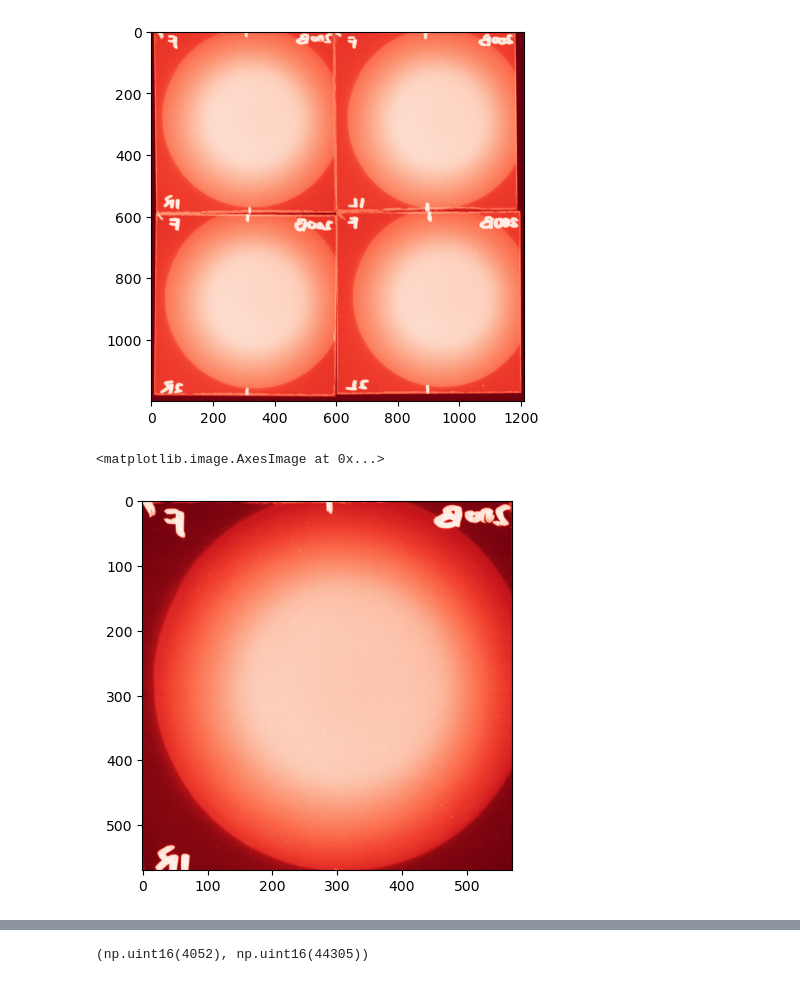
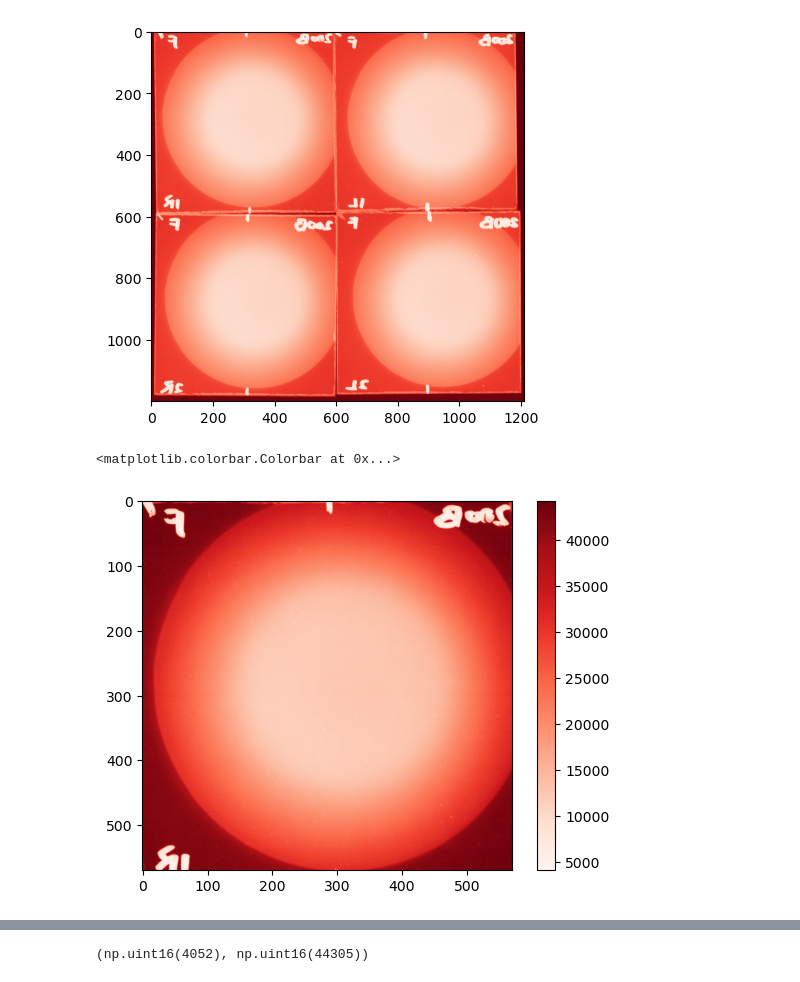
Before and after one commit to sabrinawaa/DPhil_Project, a Jupyter notebook: YAG_processing.ipynb, the cells around one changed output, grey strips where cells are left out. Drawn from its saved outputs; the diff is of its cells as text; code cells hidden in the pictures.

```diff
--- a/YAG_processing.ipynb
+++ b/YAG_processing.ipynb
@@ -381,12 +387,13 @@ plt.imshow(film_array[1250:2450,1940:3150,channel],cmap=cmap)
 # %%
 film1 = film_array[1250:1820,1960:2530,channel]
 film2 = film_array[1250:1820,2560:3120,channel]
 film3 = film_array[1850:2420,1960:2520,channel]
 film4 = film_array[1840:2420,2550:3130,channel]
 
 
 
 plt.imshow(film1,cmap=cmap)
+plt.colorbar()
 # %% [output]
-<matplotlib.image.AxesImage at 0x...>
+<matplotlib.colorbar.Colorbar at 0x...>
-[figure, old version]
+[figure, new version]
```
Also changed, not shown: parts of 17 cells of this notebook, 4 other files.
